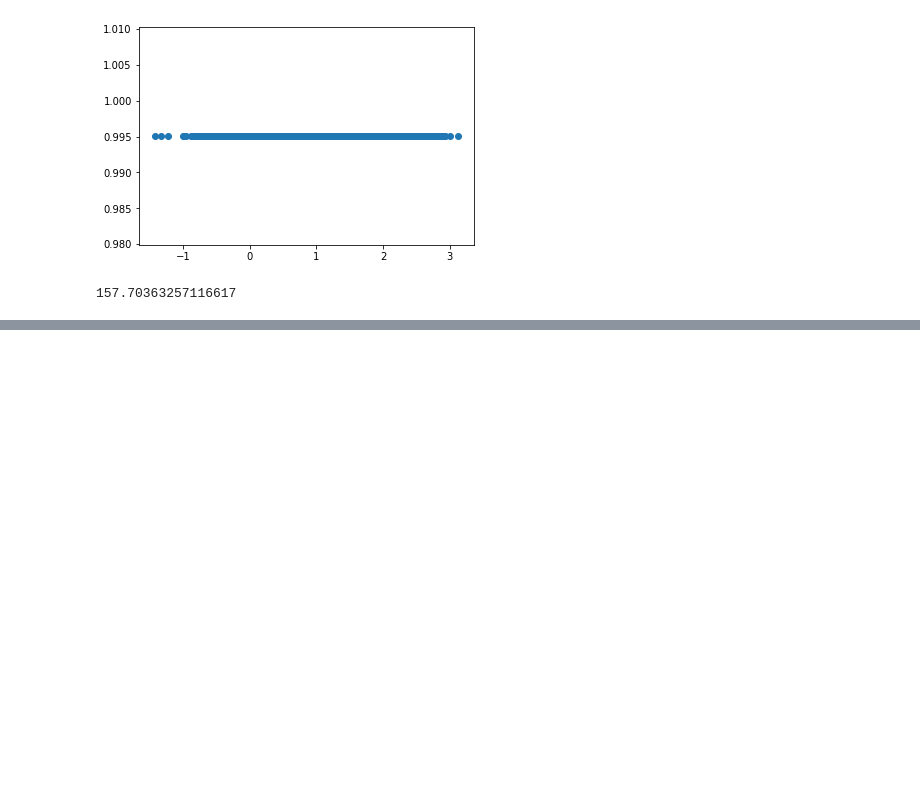
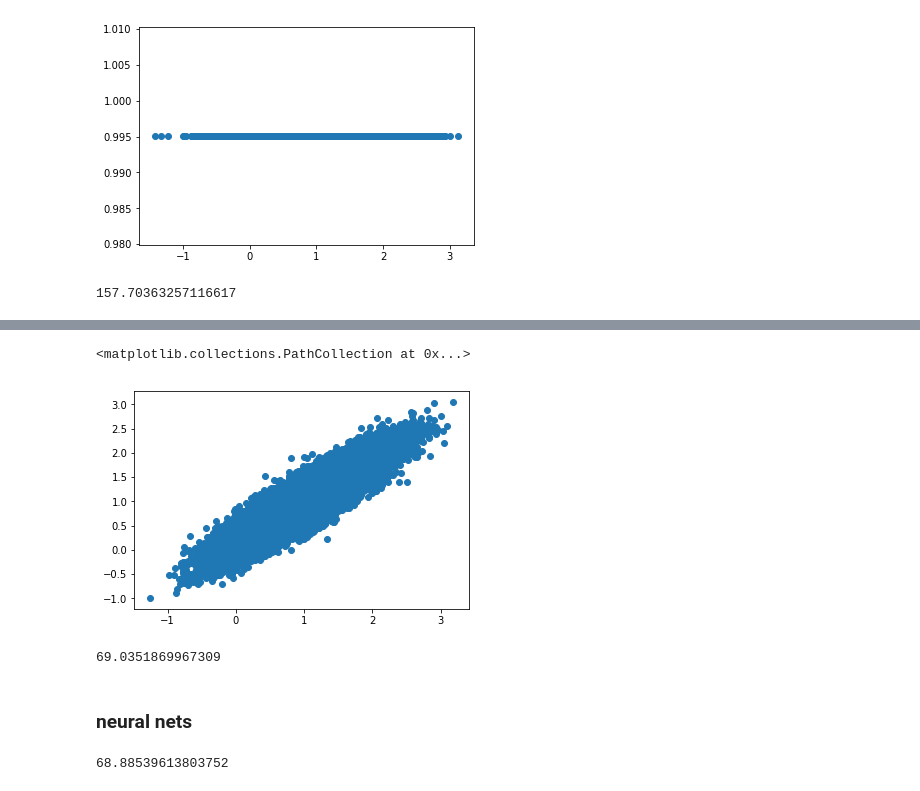
Before and after one commit to keiikegami/HeteroTreatment, a Jupyter notebook: simulation.ipynb, the cells around one changed output, grey strips where cells are left out. Cells and saved outputs as stored; diff of their text form; code cells hidden in the pictures; blank space fills up the shorter version.

```diff
--- a/simulation.ipynb
+++ b/simulation.ipynb
@@ -293,0 +364,21 @@ dist_nn2
+# %%
+# new sample
+covariate_new = np.random.multivariate_normal(mean = [0,0], cov = [[1, covariance],[covariance, 1]], size = sample_size)
+
+z_new = np.reshape(covariate_new[:, 0], (sample_size, 1))
+w_new = np.reshape(covariate_new[:, 1], (sample_size, 1))
+
+true_ITE_newsample = [1 + 1/2 * i[0] for i in w_new]
+estimated_ITE_newsamplereg = [regr3.coef_[0][2] + regr3.coef_[0][3]*i[0] for i in z_new]
+plt.scatter(true_ITE_newsample, estimated_ITE_newsamplereg)
+# %% [output]
+<matplotlib.collections.PathCollection at 0x...>
+[figure, added]
+# %%
+diff = np.subtract(true_ITE_newsample, estimated_ITE_newsamplereg)
+dist_reg2 = np.sqrt(np.sum([i**2 for i in diff]))
+dist_reg2
+# %% [output]
+69.0351869967309
+# %% [markdown]
+### neural nets
@@ -293,0 +392,6 @@ dist_nn2
+# %%
+diff_nn = np.subtract(ITE_on_sample, true_ITE)
+dist_nn = np.sqrt(np.sum([i**2 for i in diff_nn]))
+dist_nn
+# %% [output]
+68.88539613803752
```
Also changed, not shown: parts of 12 cells of this notebook.
